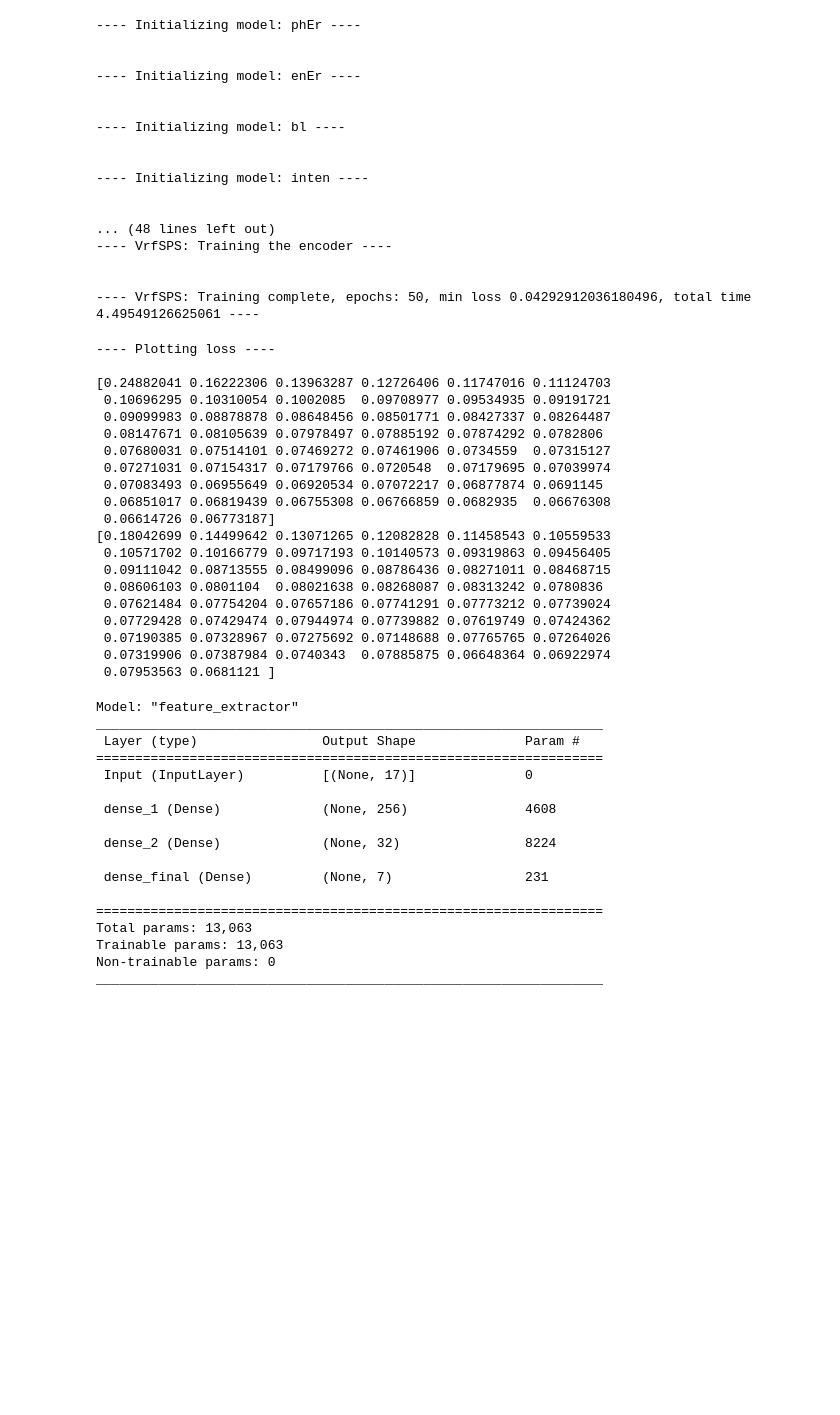
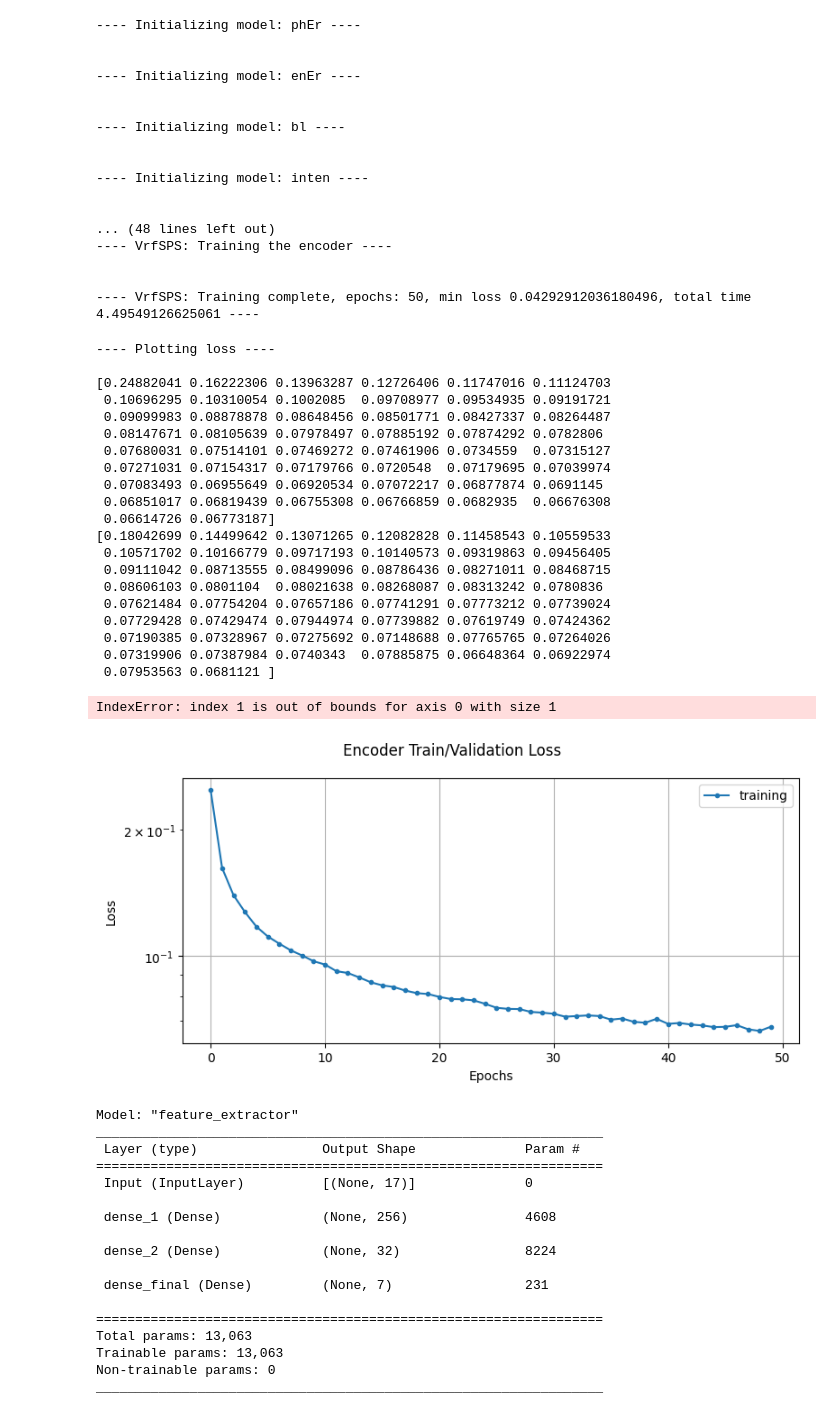
Before and after one commit to kiliakis/tomography_ML, a Jupyter notebook: train_AE_transfer_learning.ipynb, the cells around one changed output. Cells and saved outputs as stored; diff of their text form; code cells hidden in the pictures; blank space fills up the shorter version.

```diff
--- a/train_AE_transfer_learning.ipynb
+++ b/train_AE_transfer_learning.ipynb
@@ -338,8 +338,8 @@ for var_name in models:
 ---- VrfSPS: Training complete, epochs: 50, min loss 0.04292912036180496, total time 4.49549126625061 ----
 # %%
 # Plot training and validation loss
+from utils import plot_multi_loss
 print('\n---- Plotting loss ----\n')
-
 train_loss_l = []
 valid_loss_l = []
 max_length = np.max([len(v) for v in historyMulti.values()])
@@ -355,34 +355,36 @@ train_loss_l = np.mean(train_loss_l, axis=0)
 valid_loss_l = np.mean(valid_loss_l, axis=0)
 print(train_loss_l)
 print(valid_loss_l)
 
 plot_loss({'training': train_loss_l, 'validation': valid_loss_l},
         title='Encoder Train/Validation Loss',
         figname=os.path.join(plots_dir, 'encoder_train_valid_loss.png'))
 
-plot_loss(historyMulti, title='Encoder loss per output',
+plot_multi_loss(historyMulti, title='Encoder loss per output',
         figname=os.path.join(plots_dir, 'encoder_per_output_loss.png'))
 # %% [output]
 ---- Plotting loss ----
 
 [0.24882041 0.16222306 0.13963287 0.12726406 0.11747016 0.11124703
  0.10696295 0.10310054 0.1002085  0.09708977 0.09534935 0.09191721
  0.09099983 0.08878878 0.08648456 0.08501771 0.08427337 0.08264487
  0.08147671 0.08105639 0.07978497 0.07885192 0.07874292 0.0782806
  0.07680031 0.07514101 0.07469272 0.07461906 0.0734559  0.07315127
  0.07271031 0.07154317 0.07179766 0.0720548  0.07179695 0.07039974
  0.07083493 0.06955649 0.06920534 0.07072217 0.06877874 0.0691145
  0.06851017 0.06819439 0.06755308 0.06766859 0.0682935  0.06676308
  0.06614726 0.06773187]
 [0.18042699 0.14499642 0.13071265 0.12082828 0.11458543 0.10559533
  0.10571702 0.10166779 0.09717193 0.10140573 0.09319863 0.09456405
  0.09111042 0.08713555 0.08499096 0.08786436 0.08271011 0.08468715
  0.08606103 0.0801104  0.08021638 0.08268087 0.08313242 0.0780836
  0.07621484 0.07754204 0.07657186 0.07741291 0.07773212 0.07739024
  0.07729428 0.07429474 0.07944974 0.07739882 0.07619749 0.07424362
  0.07190385 0.07328967 0.07275692 0.07148688 0.07765765 0.07264026
  0.07319906 0.07387984 0.0740343  0.07885875 0.06648364 0.06922974
  0.07953563 0.0681121 ]
+IndexError: index 1 is out of bounds for axis 0 with size 1
+[figure, added]
 # %%
 feature_cfg = {
     'epochs': 50,
```
Also changed, not shown: parts of 1 cell of this notebook, 3 other files.
